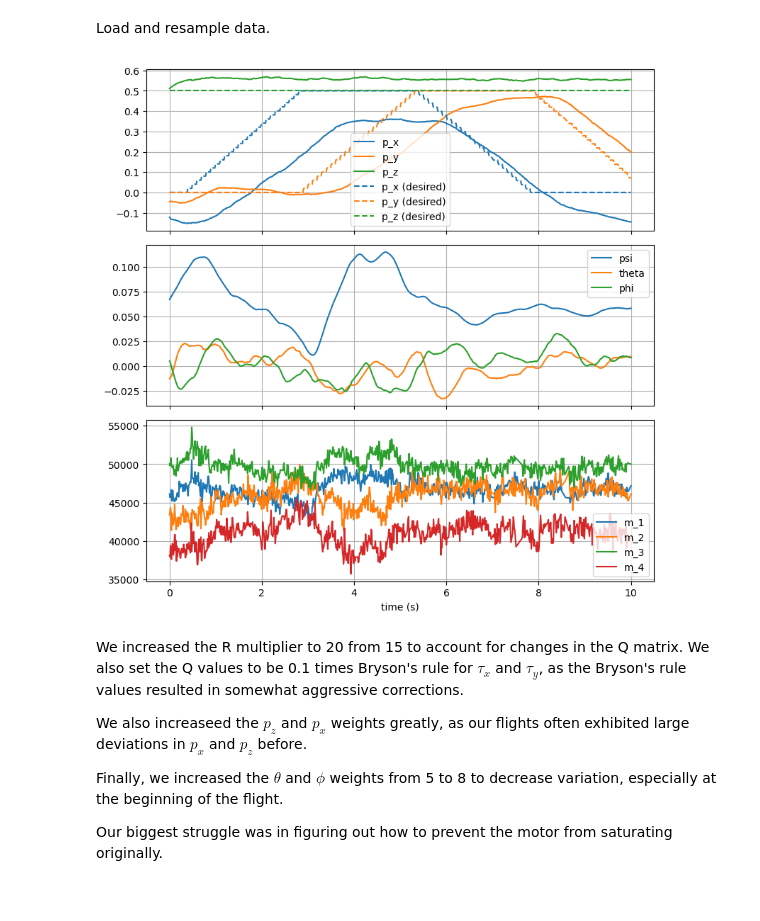
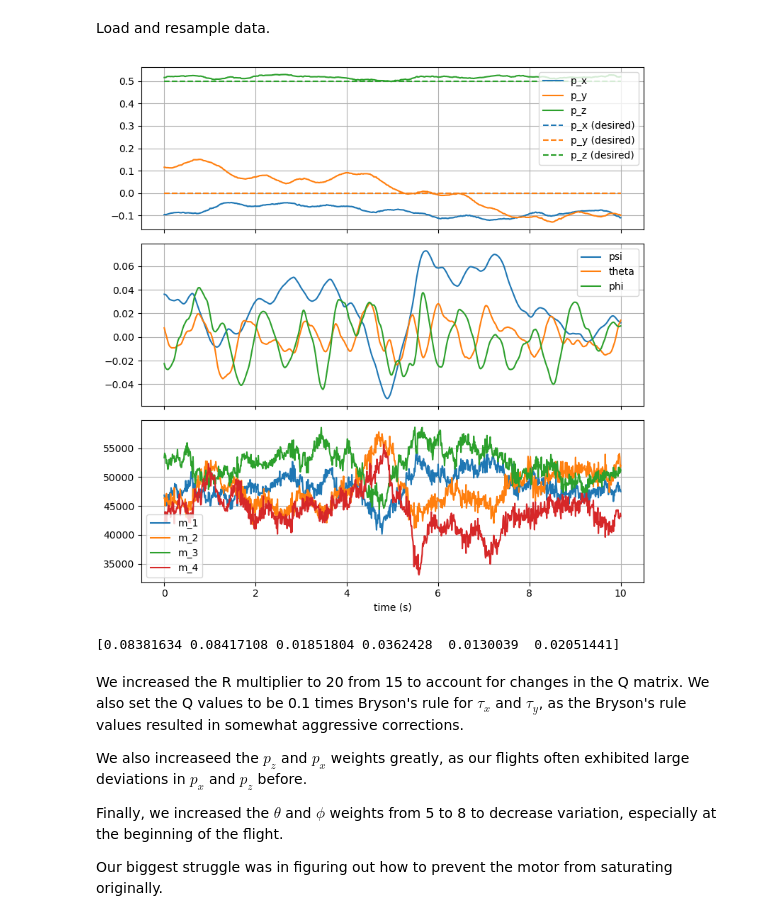
Before and after one commit to Chairless-maybe/crazyflie-client, a Jupyter notebook: lab05/analysis-rmse.ipynb, the cells around one changed output. Saved outputs shown, nothing was run; the diff lists cells and outputs as text; code cells hidden in the pictures.

```diff
--- a/lab05/analysis-rmse.ipynb
+++ b/lab05/analysis-rmse.ipynb
@@ -952,11 +961,13 @@ print(np.array2string(R))
 # %% [markdown]
 Load and resample data.
 # %%
-flight_data, fig, garbage = plot_drone_data("square_smooth_1.json")
+flight_data, fig, garbage = plot_drone_data("../lab07/lab08_hover_custom_default.json")
 
 rmse = flight_rmse(flight_data)
+print(rmse)
 # %% [output]
-[figure, old version]
+[figure, new version]
+[0.08381634 0.08417108 0.01851804 0.0362428  0.0130039  0.02051441]
 # %% [markdown]
 We increased the R multiplier to 20 from 15 to account for changes in the Q matrix. We also set the Q values to be 0.1 times Bryson's rule for $\tau_x$ and $\tau_y$, as the Bryson's rule values resulted in somewhat aggressive corrections.
 
```
Also changed, not shown: parts of 3 cells of this notebook, 9 other files.
